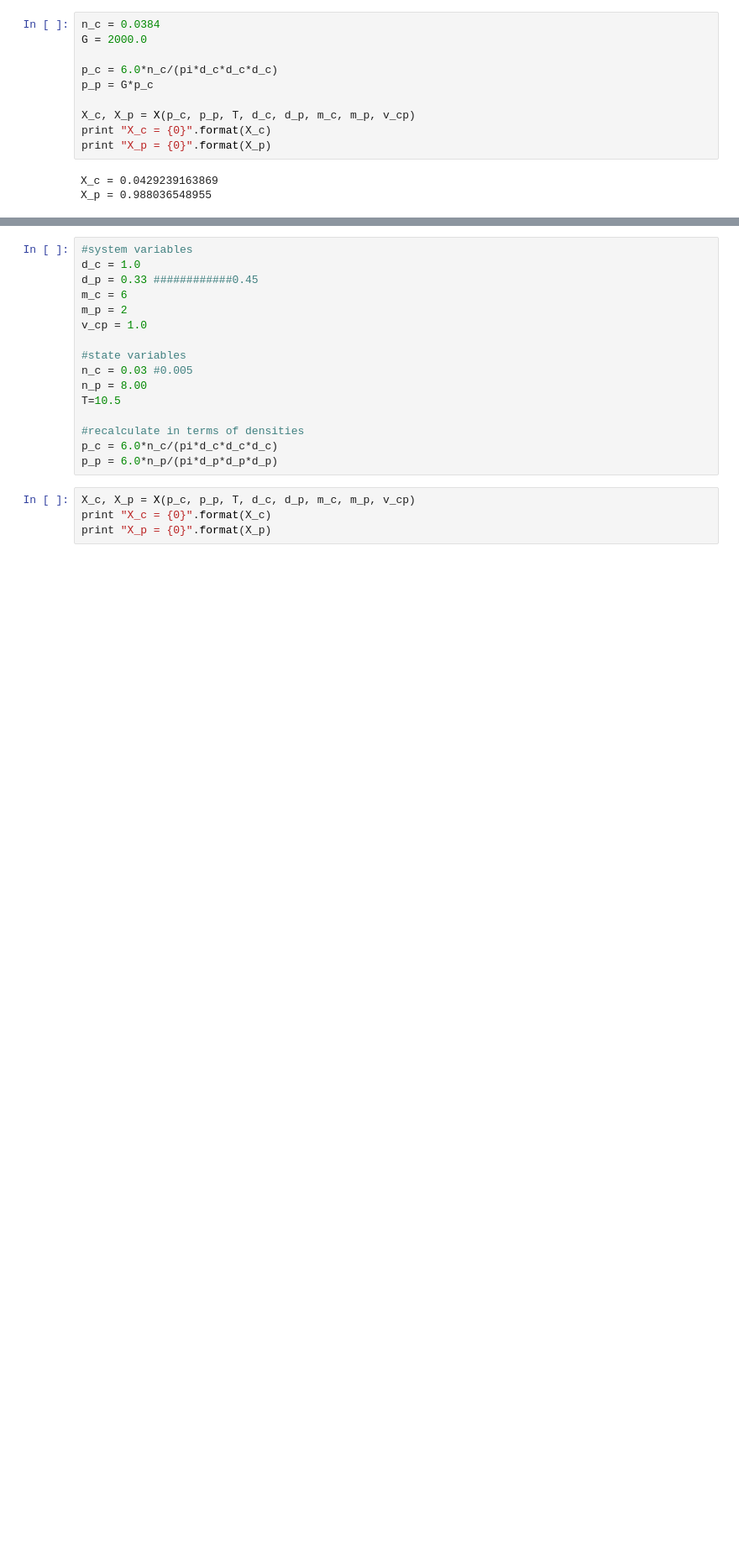
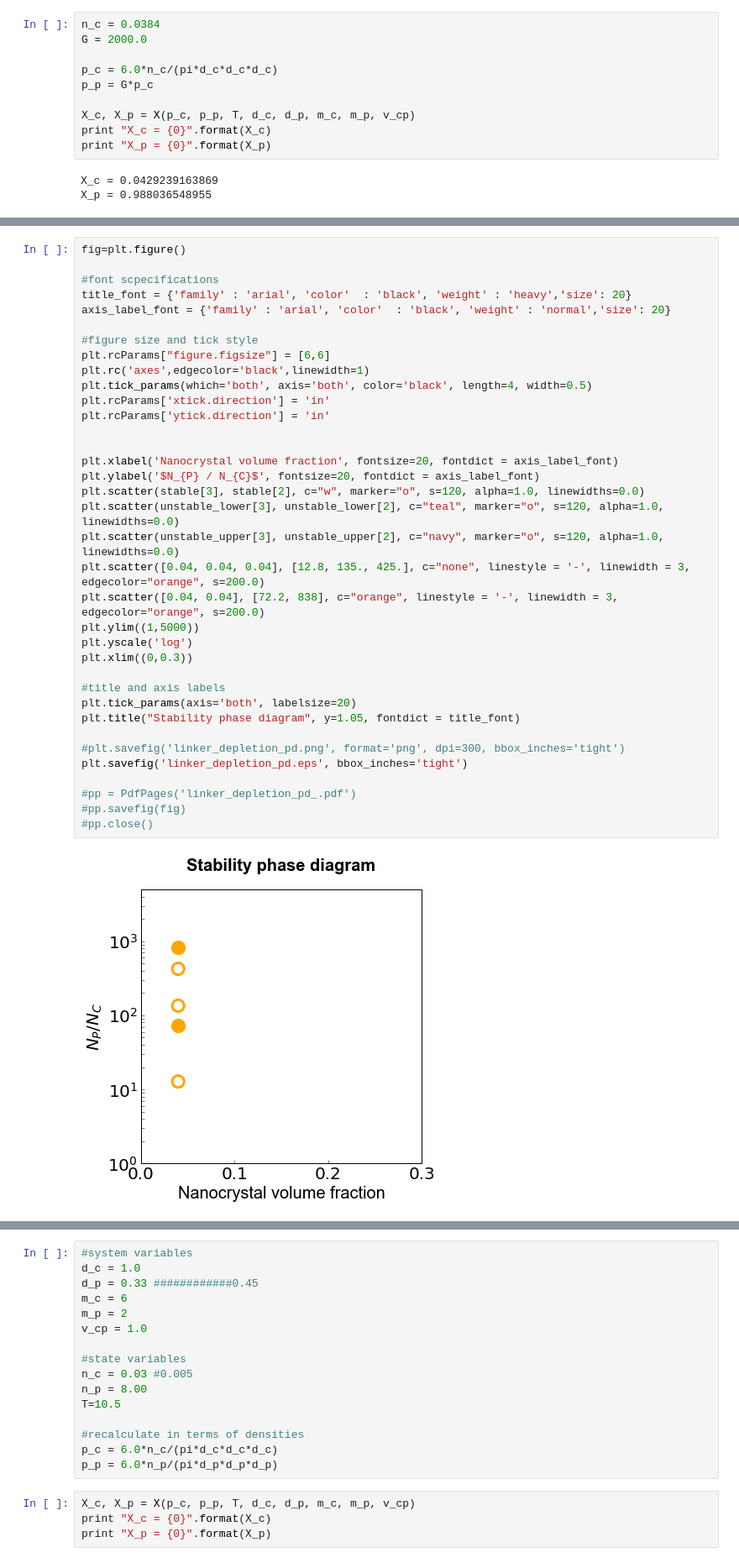
Before and after one commit to rjadrich/depletion_werthiem, a Jupyter notebook: depletion_wertheim.ipynb, the cells around one changed output, grey strips where cells are left out. Shown at 84% size. Drawn from its saved outputs; the diff is of its cells as text; blank space fills up the shorter version.

```diff
--- a/depletion_wertheim.ipynb
+++ b/depletion_wertheim.ipynb
@@ -296,0 +450,38 @@ plt.title("Stability phase diagram", y=1.05, fontdict = title_font)
+# %%
+fig=plt.figure()
+
+#font scpecifications
+title_font = {'family' : 'arial', 'color'  : 'black', 'weight' : 'heavy','size': 20}
+axis_label_font = {'family' : 'arial', 'color'  : 'black', 'weight' : 'normal','size': 20}
+
+#figure size and tick style
+plt.rcParams["figure.figsize"] = [6,6]
+plt.rc('axes',edgecolor='black',linewidth=1)
+plt.tick_params(which='both', axis='both', color='black', length=4, width=0.5)
+plt.rcParams['xtick.direction'] = 'in'
+plt.rcParams['ytick.direction'] = 'in'
+
+
+plt.xlabel('Nanocrystal volume fraction', fontsize=20, fontdict = axis_label_font)
+plt.ylabel('$N_{P} / N_{C}$', fontsize=20, fontdict = axis_label_font)
+plt.scatter(stable[3], stable[2], c="w", marker="o", s=120, alpha=1.0, linewidths=0.0)
+plt.scatter(unstable_lower[3], unstable_lower[2], c="teal", marker="o", s=120, alpha=1.0, linewidths=0.0)
+plt.scatter(unstable_upper[3], unstable_upper[2], c="navy", marker="o", s=120, alpha=1.0, linewidths=0.0)
+plt.scatter([0.04, 0.04, 0.04], [12.8, 135., 425.], c="none", linestyle = '-', linewidth = 3, edgecolor="orange", s=200.0)
+plt.scatter([0.04, 0.04], [72.2, 838], c="orange", linestyle = '-', linewidth = 3, edgecolor="orange", s=200.0)
+plt.ylim((1,5000))
+plt.yscale('log')
+plt.xlim((0,0.3))
+
+#title and axis labels
+plt.tick_params(axis='both', labelsize=20)
+plt.title("Stability phase diagram", y=1.05, fontdict = title_font)
+
+#plt.savefig('linker_depletion_pd.png', format='png', dpi=300, bbox_inches='tight')
+plt.savefig('linker_depletion_pd.eps', bbox_inches='tight')
+
+#pp = PdfPages('linker_depletion_pd_.pdf')
+#pp.savefig(fig)
+#pp.close()
+# %% [output]
+[figure, added]
```
Also changed, not shown: parts of 30 cells of this notebook.
